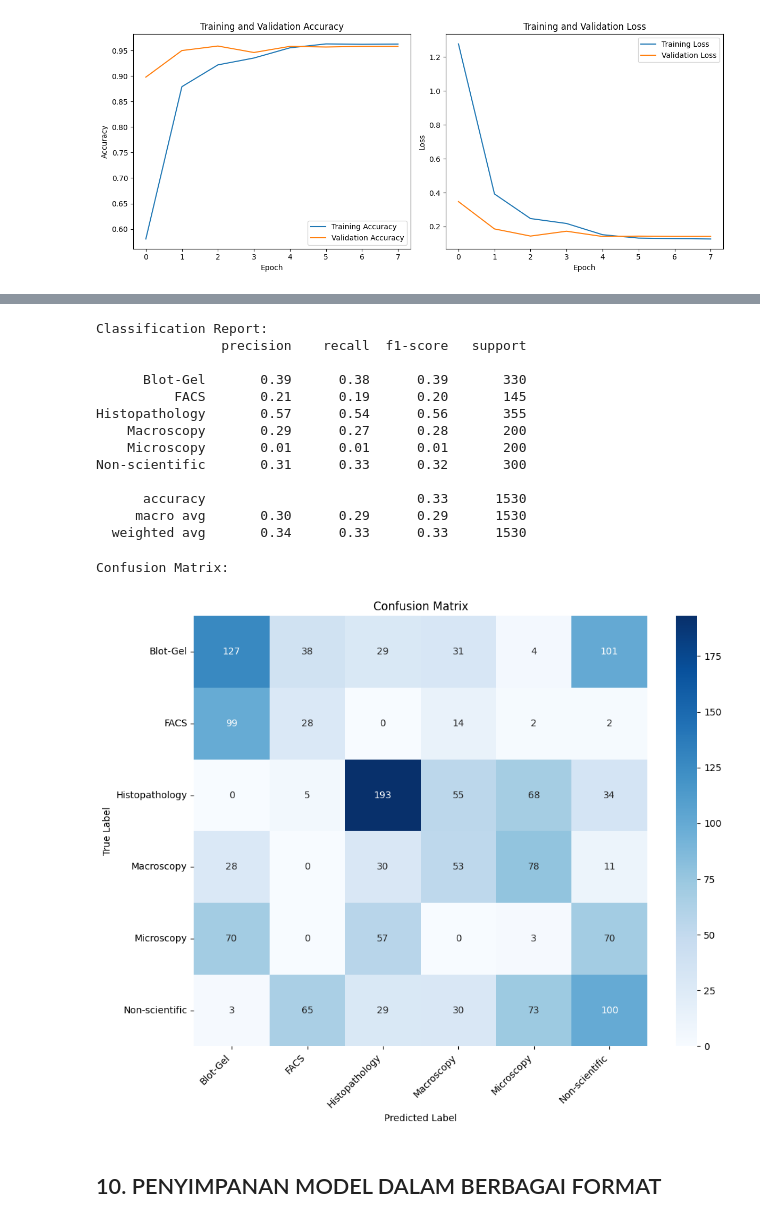
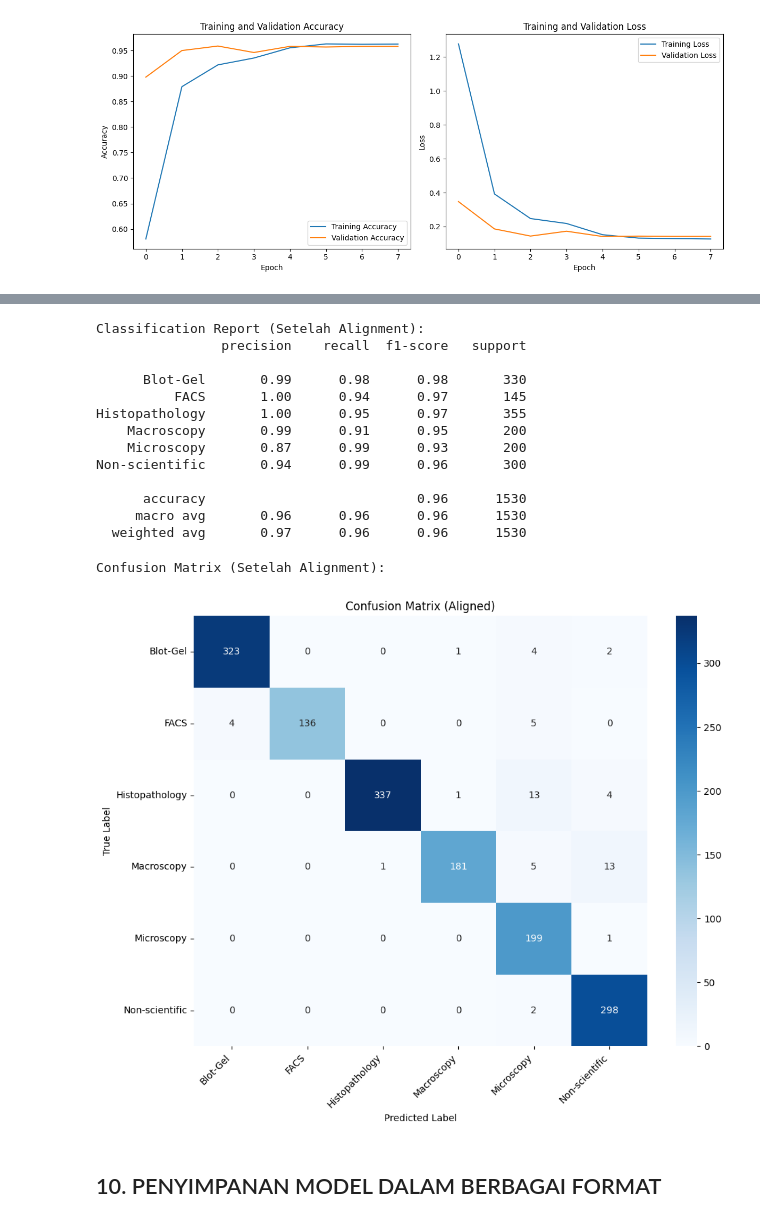
Before and after one commit to maybeitsai/scientific-image-classification, a Jupyter notebook: main.ipynb, the cells around one changed output, grey strips where cells are left out. Saved outputs shown, nothing was run; the diff lists cells and outputs as text; code cells hidden in the pictures.

```diff
--- a/main.ipynb
+++ b/main.ipynb
@@ -663,38 +667,38 @@ Jumlah prediksi: 1530
 Jumlah label sebenarnya: 1530
 # %%
 # Membuat Classification Report
-print("\nClassification Report:")
-print(classification_report(y_true, y_pred, target_names=class_names))
+print("\nClassification Report (Setelah Alignment):")
+print(classification_report(y_true, y_pred, target_names=class_names, zero_division=0))
 # %% [output]
-Classification Report:
+Classification Report (Setelah Alignment):
                 precision    recall  f1-score   support
 
-      Blot-Gel       0.39      0.38      0.39       330
-          FACS       0.21      0.19      0.20       145
-Histopathology       0.57      0.54      0.56       355
-    Macroscopy       0.29      0.27      0.28       200
-    Microscopy       0.01      0.01      0.01       200
-Non-scientific       0.31      0.33      0.32       300
+      Blot-Gel       0.99      0.98      0.98       330
+          FACS       1.00      0.94      0.97       145
+Histopathology       1.00      0.95      0.97       355
+    Macroscopy       0.99      0.91      0.95       200
+    Microscopy       0.87      0.99      0.93       200
+Non-scientific       0.94      0.99      0.96       300
 
-      accuracy                           0.33      1530
-     macro avg       0.30      0.29      0.29      1530
-  weighted avg       0.34      0.33      0.33      1530
+      accuracy                           0.96      1530
+     macro avg       0.96      0.96      0.96      1530
+  weighted avg       0.97      0.96      0.96      1530
 # %%
 # Membuat Confusion Matrix
-print("\nConfusion Matrix:")
+print("\nConfusion Matrix (Setelah Alignment):")
 cm = confusion_matrix(y_true, y_pred)
 plt.figure(figsize=(10, 8))
 sns.heatmap(cm, annot=True, fmt='d', cmap='Blues', xticklabels=class_names, yticklabels=class_names)
-plt.title('Confusion Matrix')
+plt.title('Confusion Matrix (Aligned)')
 plt.xlabel('Predicted Label')
 plt.ylabel('True Label')
 plt.xticks(rotation=45, ha='right')
 plt.yticks(rotation=0)
 plt.tight_layout()
 plt.show()
 # %% [output]
-Confusion Matrix:
+Confusion Matrix (Setelah Alignment):
-[figure, old version]
+[figure, new version]
 # %% [markdown]
 ## 10. PENYIMPANAN MODEL DALAM BERBAGAI FORMAT
 # %%
```
Also changed, not shown: parts of 2 cells of this notebook.
